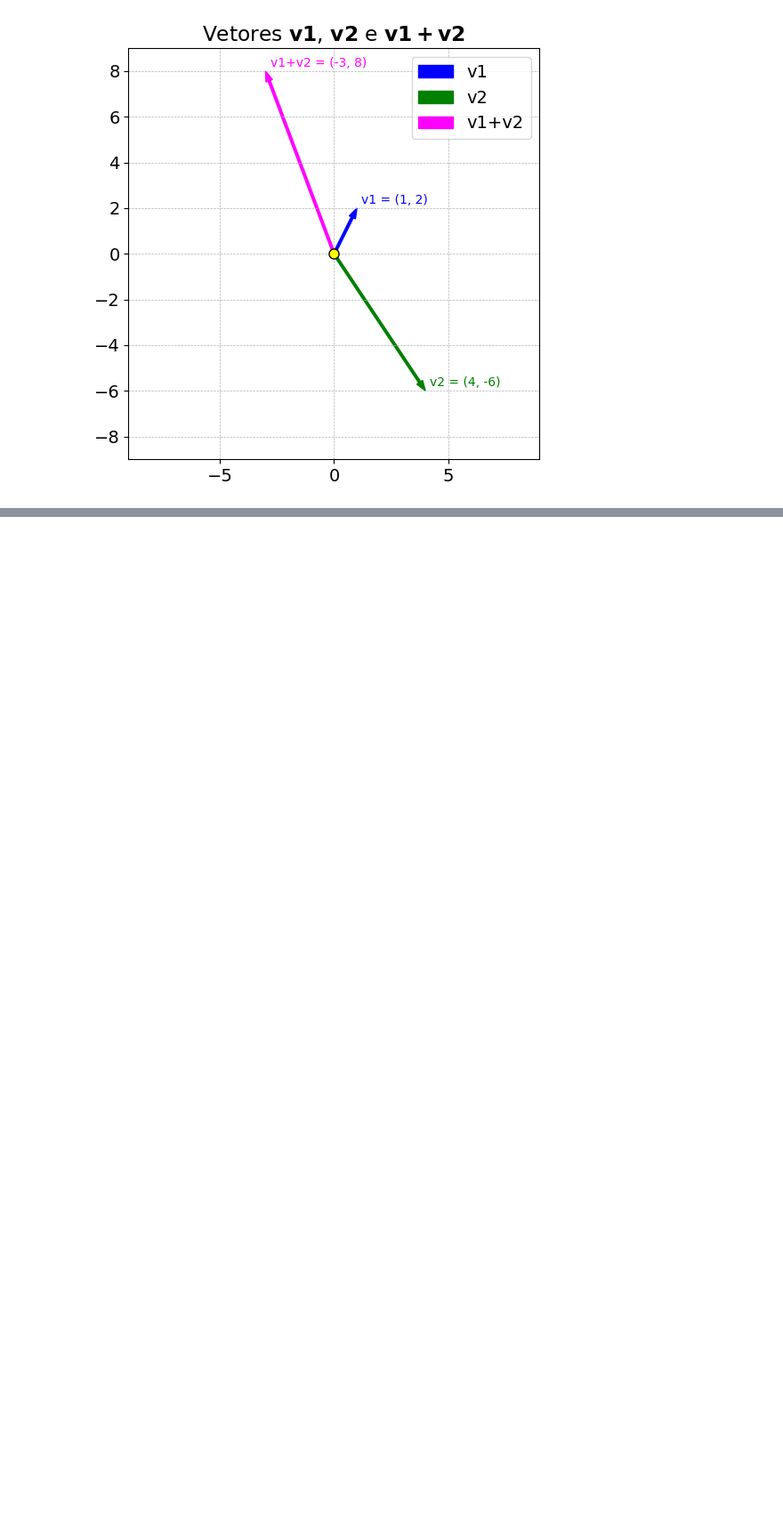
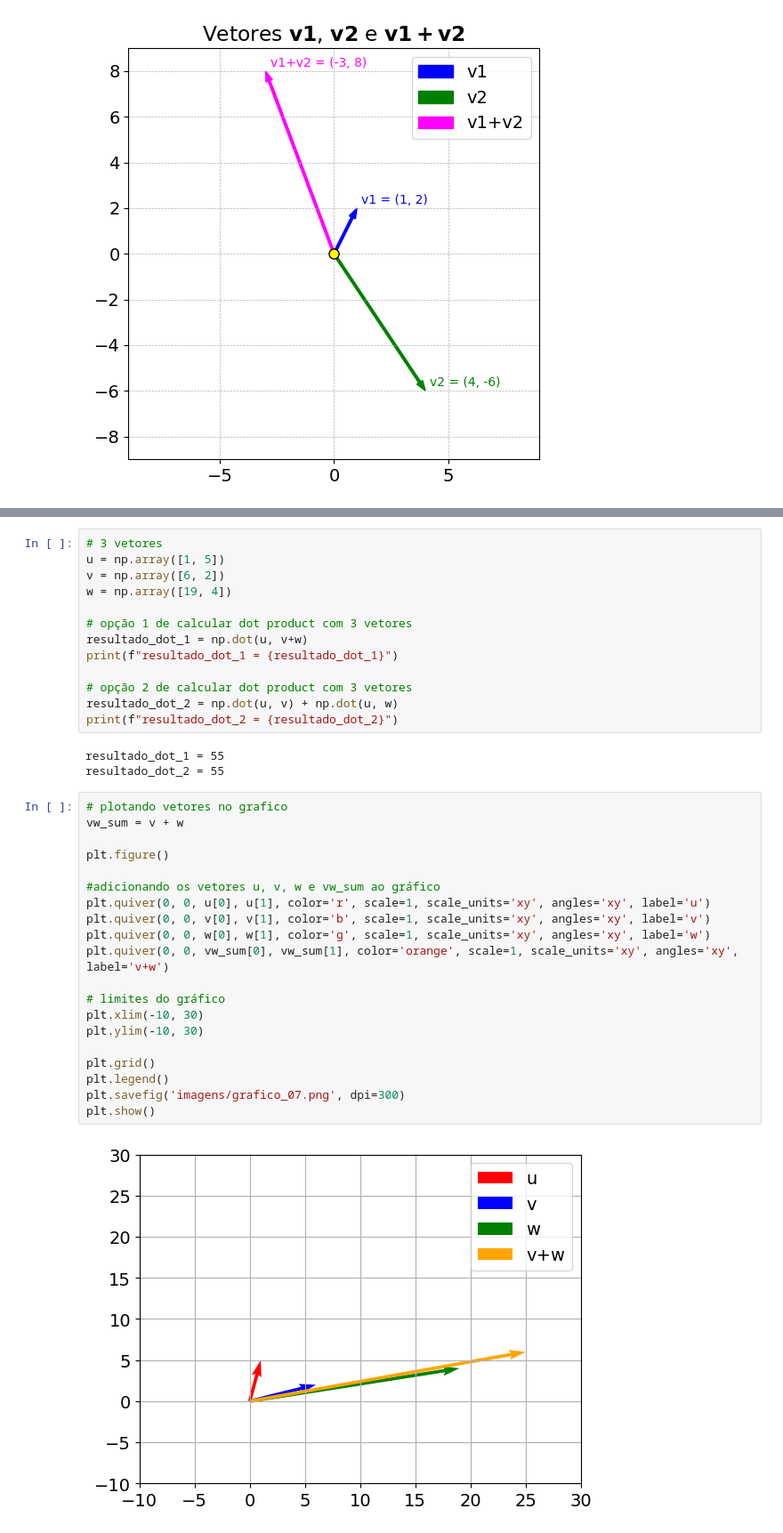
Before and after one commit to lleofernandes/DSA, a Jupyter notebook: 01_matematica_estatistica_ds_ml_ia/Lab4.ipynb, the cells around one changed output, grey strips where cells are left out. Shown at 89% size. Drawn from its saved outputs; the diff is of its cells as text; blank space fills up the shorter version.

```diff
--- a/01_matematica_estatistica_ds_ml_ia/Lab4.ipynb
+++ b/01_matematica_estatistica_ds_ml_ia/Lab4.ipynb
@@ -264,0 +390,38 @@ plt.show()
+# %%
+# 3 vetores
+u = np.array([1, 5])
+v = np.array([6, 2])
+w = np.array([19, 4])
+
+# opção 1 de calcular dot product com 3 vetores
+resultado_dot_1 = np.dot(u, v+w)
+print(f"resultado_dot_1 = {resultado_dot_1}")
+
+# opção 2 de calcular dot product com 3 vetores
+resultado_dot_2 = np.dot(u, v) + np.dot(u, w)
+print(f"resultado_dot_2 = {resultado_dot_2}")
+# %% [output]
+resultado_dot_1 = 55
+resultado_dot_2 = 55
+# %%
+# plotando vetores no grafico
+vw_sum = v + w
+
+plt.figure()
+
+#adicionando os vetores u, v, w e vw_sum ao gráfico
+plt.quiver(0, 0, u[0], u[1], color='r', scale=1, scale_units='xy', angles='xy', label='u')
+plt.quiver(0, 0, v[0], v[1], color='b', scale=1, scale_units='xy', angles='xy', label='v')
+plt.quiver(0, 0, w[0], w[1], color='g', scale=1, scale_units='xy', angles='xy', label='w')
+plt.quiver(0, 0, vw_sum[0], vw_sum[1], color='orange', scale=1, scale_units='xy', angles='xy', label='v+w')
+
+# limites do gráfico
+plt.xlim(-10, 30)
+plt.ylim(-10, 30)
+
+plt.grid()
+plt.legend()
+plt.savefig('imagens/grafico_07.png', dpi=300)
+plt.show()
+# %% [output]
+[figure, added]
```
Also changed, not shown: parts of 19 cells of this notebook, 3 other files.
